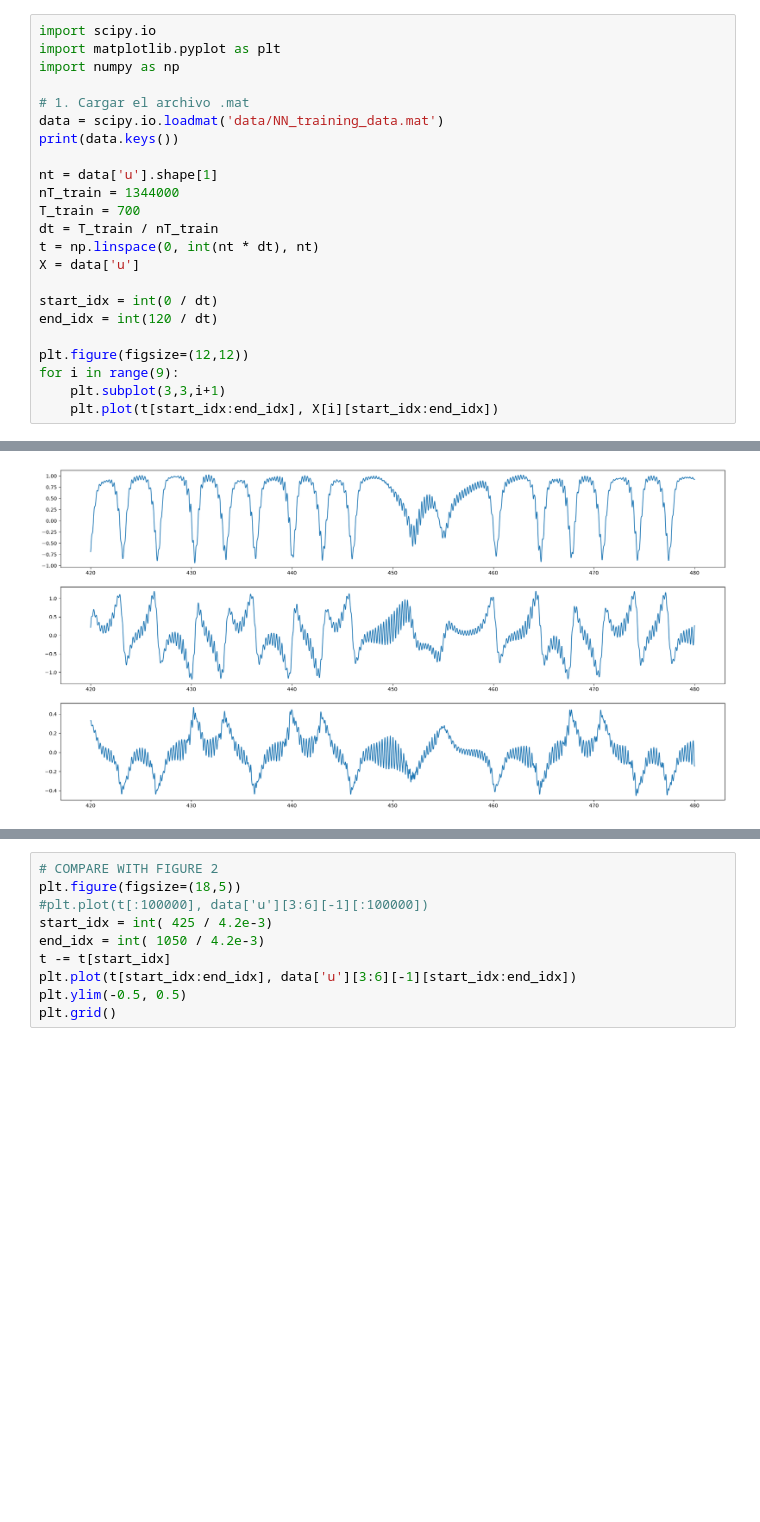
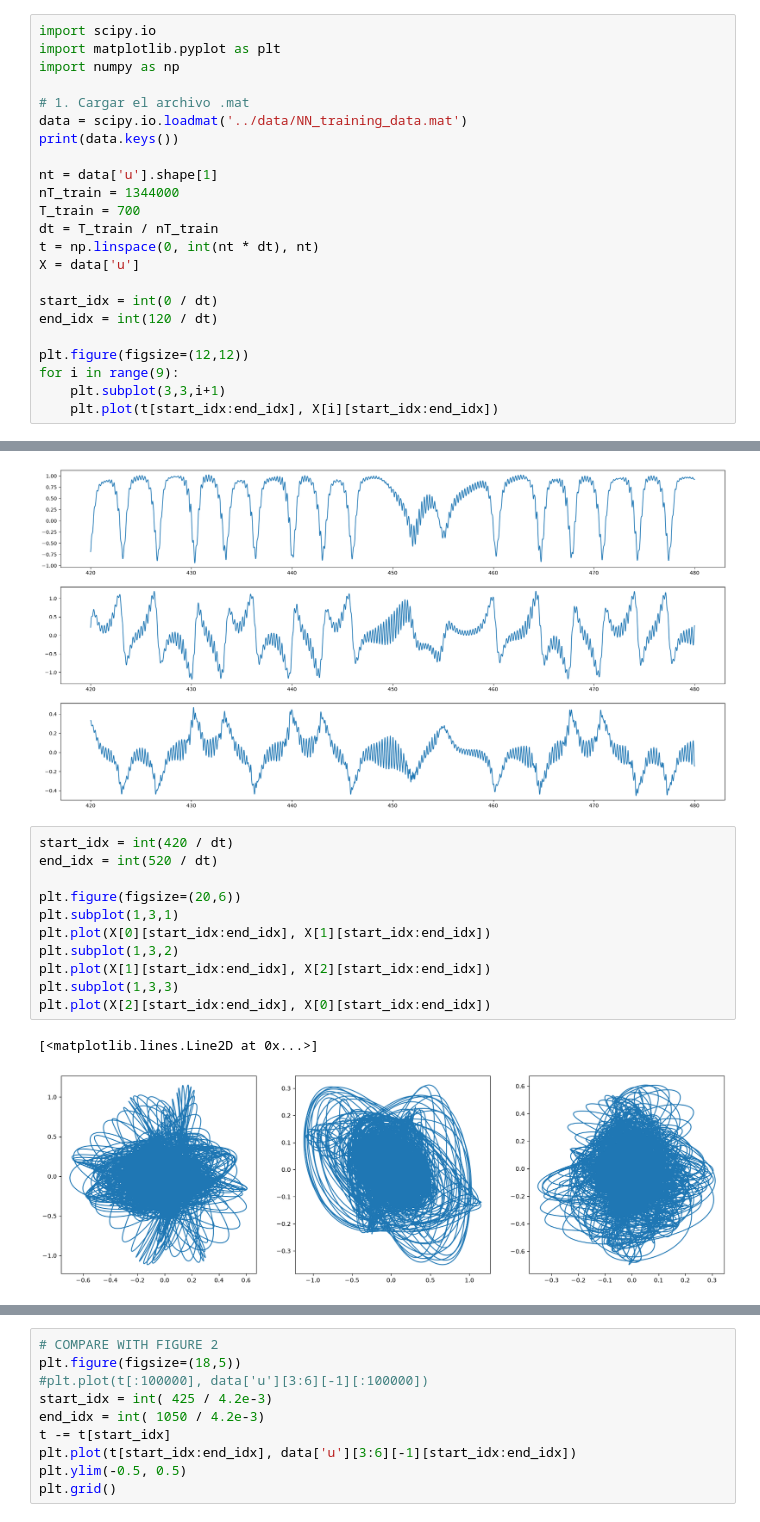
Before and after one commit to sparram/closure_lorenz_80, a Jupyter notebook: notebooks/l80_model.ipynb, the cells around one changed output, grey strips where cells are left out. Cells and saved outputs as stored; diff of their text form; blank space fills up the shorter version.

```diff
--- a/notebooks/l80_model.ipynb
+++ b/notebooks/l80_model.ipynb
@@ -4,7 +4,7 @@ import matplotlib.pyplot as plt
 import numpy as np
 
 # 1. Cargar el archivo .mat
-data = scipy.io.loadmat('data/NN_training_data.mat')
+data = scipy.io.loadmat('../data/NN_training_data.mat')
 print(data.keys())
 
 nt = data['u'].shape[1]
@@ -34,3 +34,17 @@ for i in range(3):
     plt.plot(t[start_idx:end_idx], X[3+i][start_idx:end_idx])
 # %% [output]
 [figure]
+# %%
+start_idx = int(420 / dt)
+end_idx = int(520 / dt)
+
+plt.figure(figsize=(20,6))
+plt.subplot(1,3,1)
+plt.plot(X[0][start_idx:end_idx], X[1][start_idx:end_idx])
+plt.subplot(1,3,2)
+plt.plot(X[1][start_idx:end_idx], X[2][start_idx:end_idx])
+plt.subplot(1,3,3)
+plt.plot(X[2][start_idx:end_idx], X[0][start_idx:end_idx])
+# %% [output]
+[<matplotlib.lines.Line2D at 0x...>]
+[figure, added]
```
Also changed, not shown: parts of 1 cell of this notebook, 14 other files.
